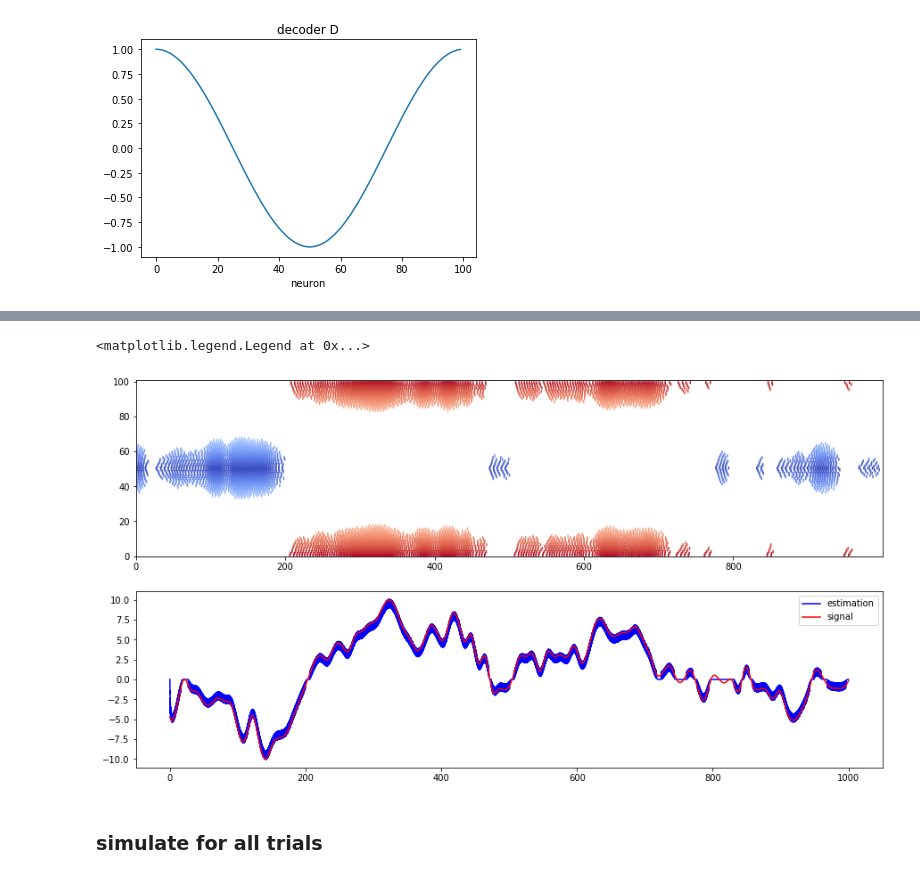
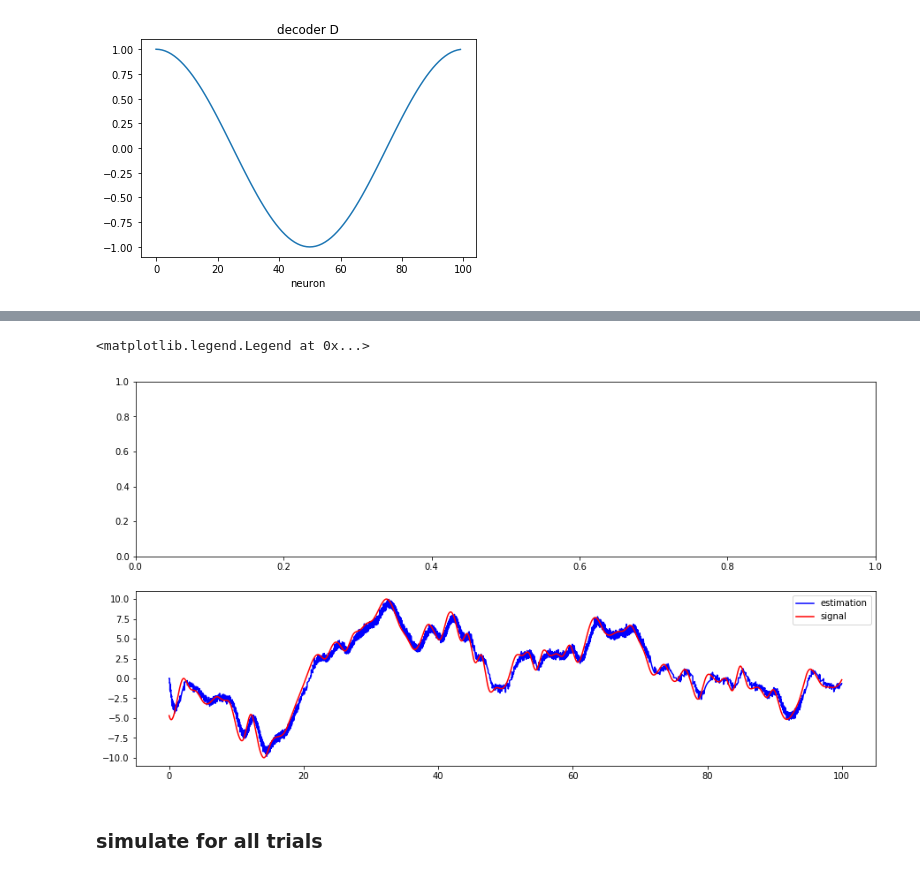
Before and after one commit to CarolineHaimerl27/LatentSpaceModels, a Jupyter notebook: Bourokan2017.ipynb, the cells around one changed output, grey strips where cells are left out. Saved outputs shown, nothing was run; the diff lists cells and outputs as text; code cells hidden in the pictures.

```diff
--- a/Bourokan2017.ipynb
+++ b/Bourokan2017.ipynb
@@ -71,15 +71,16 @@ MOD.vis_xzy(cho_ydim=np.argmax(C[:,0]))
 # upsample for neurons:
 
 # Numerical Simulation parameters
-dt = 1e-3
-dtsign = 10
-tmax = np.max(MOD.n_step)*dtsign
+dt = 1e-2
+#dtsign = 10
+tmax = np.max(MOD.n_step)#*dtsign
 timed = np.arange(0,tmax,dt)
 n_step = len(timed)
 signscal = 10 # scal the signal in a +/- this value range to fit for the neuron
 print(n_step)
 
-newT = np.array(np.max(MOD.n_step)*dtsign/dt,dtype='int')
+#newT = np.array(np.max(MOD.n_step)*dtsign/dt,dtype='int')
+newT = np.array(np.max(MOD.n_step)/dt,dtype='int')
 ma_x = np.zeros([MOD.xdim, newT, MOD.Ttrials])
 # interpolate
 for tt in range(MOD.Ttrials):
@@ -141,4 +146,5 @@ Text(0.5, 0, 'neuron')
 # %%
 tt = 0
 X[:,:,tt], c[:,:,tt] = SM.signal('LDS', ma_x[:,:,tt]) #
-O, V, R, X_hat = SM.mixednet(c[:,:,tt], D, Omega, T, seed=0)
+print(c.shape)
+O, V, R, X_hat = SM.mixednet(c[:,:,tt], D, Omega, T, seed=0, thresh_nois_sig=.2)
@@ -145,13 +160,13 @@ O, V, R, X_hat = SM.mixednet(c[:,:,tt], D, Omega, T, seed=0)
 # %%
 fig, ax = plt.subplots(2,1, figsize=(15,8))
-tim = np.arange(0, tmax, dt)
-rasterplot(O, ax[0], tim)
+#tim = np.arange(0, tmax, dt)
+#rasterplot(O, ax[0], tim)
 ax[1].plot(np.arange(0,tmax, dt), X_hat, 'b', label='estimation');
 ax[1].plot(np.arange(0,tmax, dt), X[0,:,tt], 'r', label='signal');
 ax[1].legend()
 # %% [output]
 <matplotlib.legend.Legend at 0x...>
-[figure, old version]
+[figure, new version]
 # %% [markdown]
 ### simulate for all trials
 # %%
```
Also changed, not shown: parts of 7 cells of this notebook, 2 other files.
